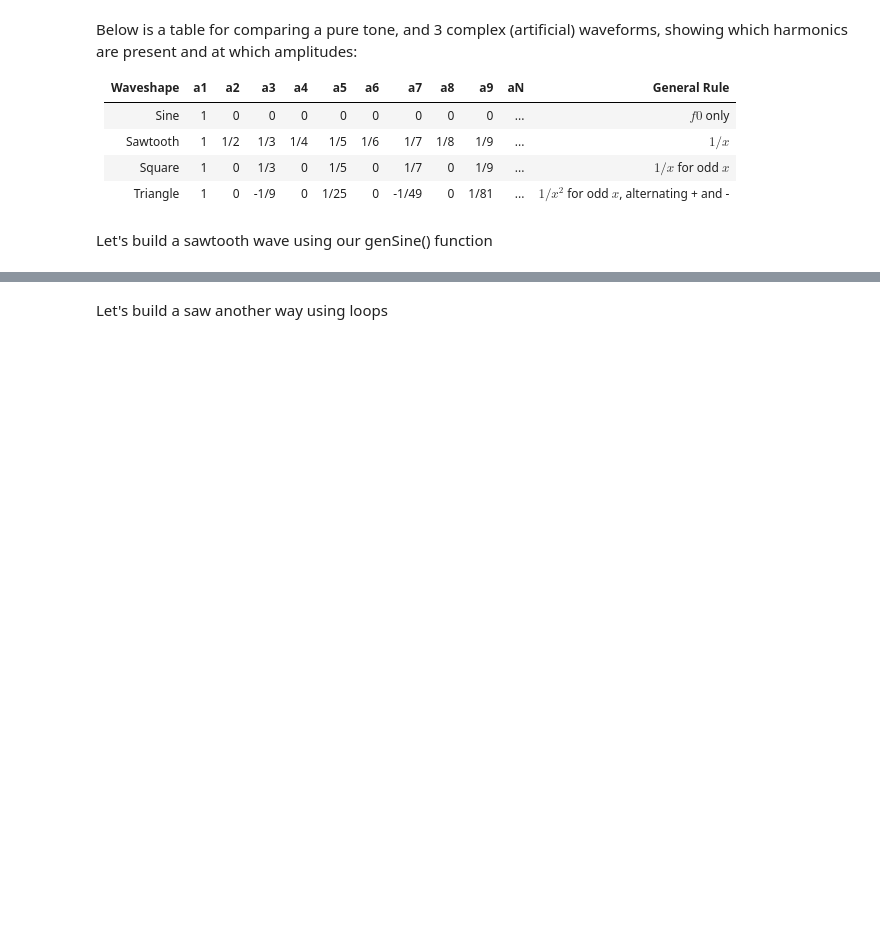
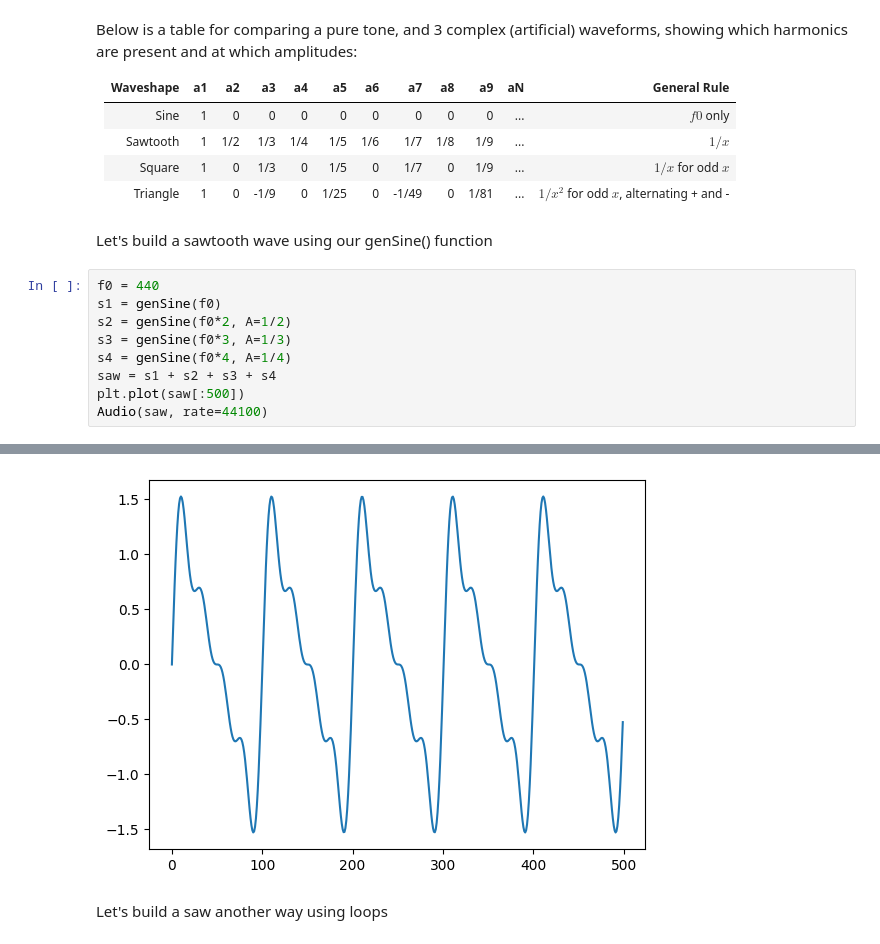
Before and after one commit to theodorsommer/AudioTechII, a Jupyter notebook: Lectures-Blank/Lesson06_SynthesisInPython-Day1.ipynb, the cells around one changed output, grey strips where cells are left out. Drawn from its saved outputs; the diff is of its cells as text; blank space fills up the shorter version.

```diff
--- a/Lectures-Blank/Lesson06_SynthesisInPython-Day1.ipynb
+++ b/Lectures-Blank/Lesson06_SynthesisInPython-Day1.ipynb
@@ -73,3 +150,13 @@ Below is a table for comparing a pure tone, and 3 complex (artificial) waveforms
 | Triangle |  1 | 0 | -1/9 | 0 | 1/25 | 0 | -1/49 | 0 | 1/81 | ... |$1/x^2$ for odd $x$, alternating + and - |
 # %% [markdown]
 Let's build a sawtooth wave using our genSine() function
+# %%
+f0 = 440
+s1 = genSine(f0)
+s2 = genSine(f0*2, A=1/2)
+s3 = genSine(f0*3, A=1/3)
+s4 = genSine(f0*4, A=1/4)
+saw = s1 + s2 + s3 + s4
+plt.plot(saw[:500])
+Audio(saw, rate=44100)
+# %% [output]
@@ -76,2 +164,3 @@ Let's build a sawtooth wave using our genSine() function
+[figure, added]
 # %% [markdown]
 Let's build a saw another way using loops
```
Also changed, not shown: parts of 23 cells of this notebook.
